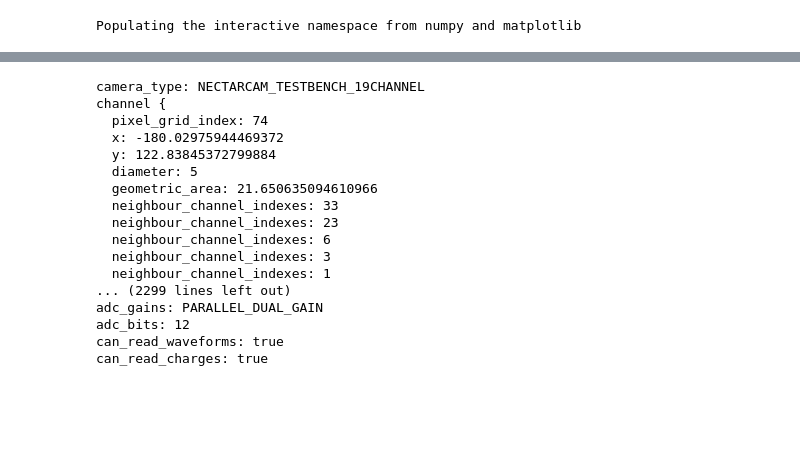
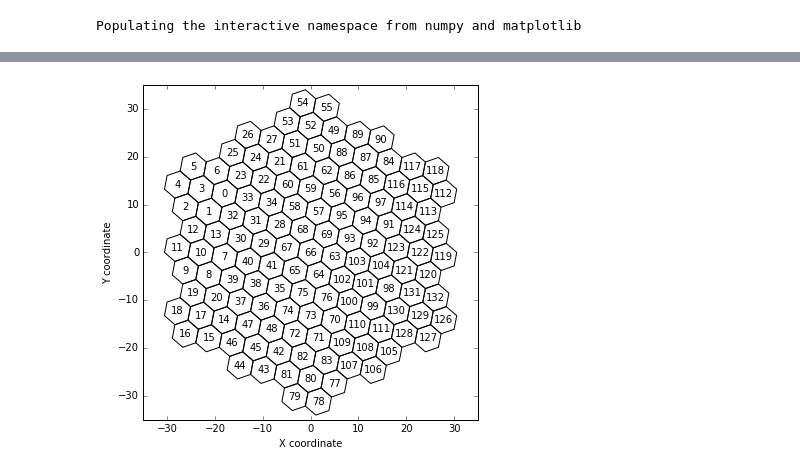
Before and after one commit to llr-cta/calin, a Jupyter notebook: unit_tests/python/notebooks/Camera layout - NectarCam 19 module test.ipynb, the cells around one changed output, grey strips where cells are left out. Saved outputs shown, nothing was run; the diff lists cells and outputs as text; code cells hidden in the pictures; blank space fills up the shorter version.

Commit message:
Fix problem in translated vertex

```diff
--- a/unit_tests/python/notebooks/Camera layout - NectarCam 19 module test.ipynb
+++ b/unit_tests/python/notebooks/Camera layout - NectarCam 19 module test.ipynb
@@ -109,20 +109,22 @@ for imod,mod in enumerate(modvec):
 # %%
-print(layout.DebugString())
+#print(layout.DebugString())
-# %% [output]
-camera_type: NECTARCAM_TESTBENCH_19CHANNEL
-channel {
-  pixel_grid_index: 74
-  x: -180.02975944469372
-  y: 122.83845372799884
-  diameter: 5
-  geometric_area: 21.650635094610966
-  neighbour_channel_indexes: 33
-  neighbour_channel_indexes: 23
-  neighbour_channel_indexes: 6
-  neighbour_channel_indexes: 3
-  neighbour_channel_indexes: 1
-... (2299 lines left out)
-adc_gains: PARALLEL_DUAL_GAIN
-adc_bits: 12
-can_read_waveforms: true
-can_read_charges: true
+# %%
+crot = cos(layout.pixel_grid_rotation()/180*pi)
+srot = sin(layout.pixel_grid_rotation()/180*pi)
+spacing = layout.pixel_grid_spacing()
+figure(figsize=[6,6])
+axis(asarray([-1,1,-1,1])*(rad+spacing))
+for ii,ch in enumerate(layout.channel()):
+    gid = ch.pixel_grid_index();
+    u,v = calin.math.hex_array.hexid_to_uv(gid)
+    x,y = calin.math.hex_array.uv_to_xy_trans(u,v,crot,srot,spacing)
+    xv,yv = calin.math.hex_array.uv_to_vertexes_xy_trans(u,v,crot,srot,spacing)
+    xyv = array([xv,yv])
+    gca().add_patch(Polygon(xyv.transpose(),fill=False))
+    text(x,y,'%d'%ii,ha='center',va='center')
+    hold('on')
+xlabel('X coordinate')
+ylabel('Y coordinate')
+gcf().savefig('nectarcam_19mod.pdf')
+# %% [output]
+[figure, added]
```
Also changed, not shown: parts of 2 cells of this notebook, 2 other files.
